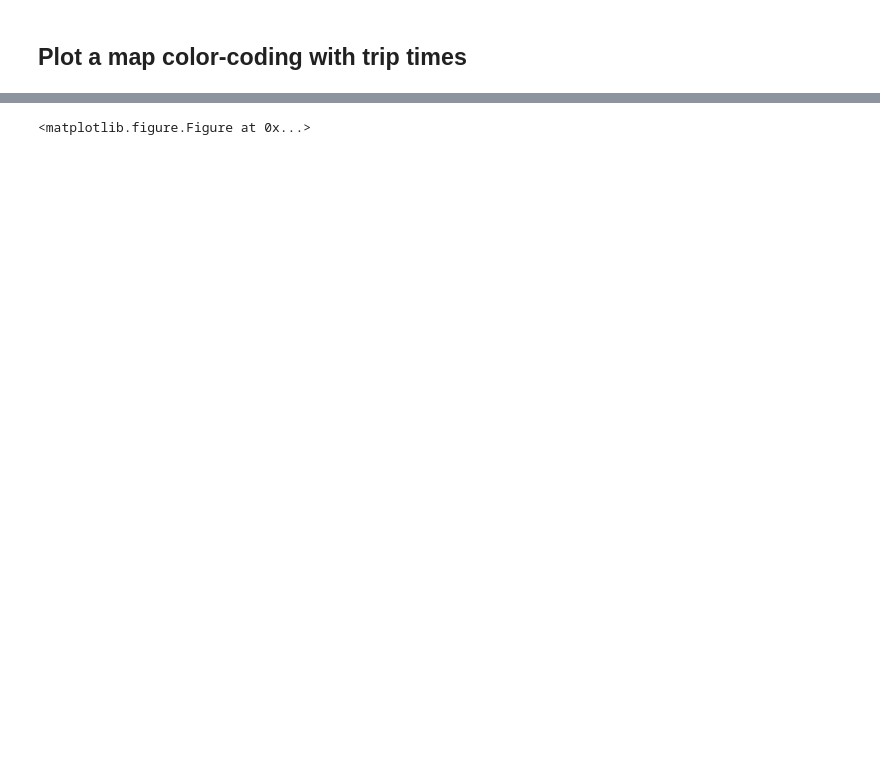
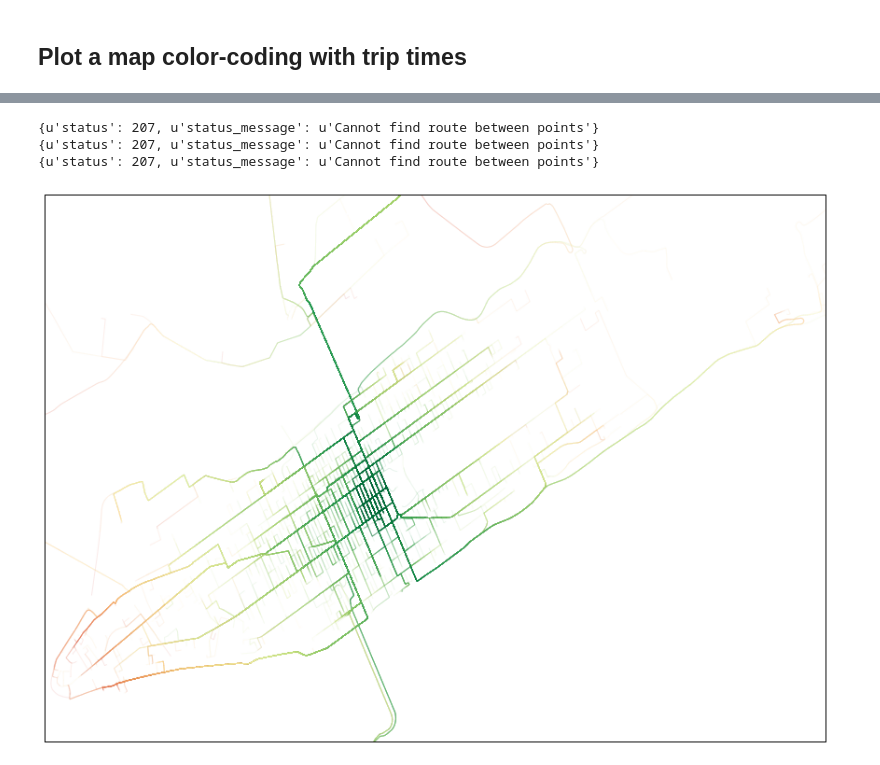
Before and after one commit to yuanchenyang/taxi_data, a Jupyter notebook: ipynb/TaxiDataAnalysis.ipynb, the cells around one changed output, grey strips where cells are left out. Saved outputs shown, nothing was run; the diff lists cells and outputs as text; code cells hidden in the pictures; blank space fills up the shorter version.

Commit message:
Added more support for pickup/dropoff times

```diff
--- a/ipynb/TaxiDataAnalysis.ipynb
+++ b/ipynb/TaxiDataAnalysis.ipynb
@@ -51,0 +61,28 @@ Data size: 188392
+# %%
+# Trips taking longer than this amount (in seconds) will be filtered off
+TRIP_TIME_CUTOFF = 1500
+# Number of time slices to split a day into
+NFRAMES = 24
+
+def process_times(d, dir):
+    # Cut off long tail
+    d = d[d['trip_time_in_secs'] < TRIP_TIME_CUTOFF]
+
+    # Convert to datetime objects
+    d['pickup_datetime'] = pd.to_datetime(d['pickup_datetime'])
+    d['dropoff_datetime'] = pd.to_datetime(d['dropoff_datetime'])
+
+    # Create datetime index
+    d = d.set_index(pd.DatetimeIndex(d[dir + '_datetime']))
+    return d
+
+td_p = process_times(td_p, 'pickup')
+td_d = process_times(td_d, 'dropoff')
+
+# Computes time intervals for grouping by time
+starts = [dt.time(x / 60, x % 60) for x in range(0, 1440, 1440 / NFRAMES)]
+ends = starts[1:] + [starts[0]]
+
+# Group into NFRAMES number of pickup/dropoff time intervals
+trips_p = [td_p.between_time(s, e) for s, e in zip(starts, ends)]
+trips_d = [td_d.between_time(s, e) for s, e in zip(starts, ends)]
@@ -167,33 +195,37 @@ ax = plt.axes(projection=mapbox_tiles.crs)
 
 plt.xlim(manhattan_rect[2:])
 plt.ylim(manhattan_rect[:2])
 
 # Specify a region of interest, in this case, Manhattan.
 #ax.set_extent(manhattan_rect, mapbox_tiles.crs)
 
 # Add the tiles at zoom level 13.
 #ax.add_image(mapbox_tiles, 13)
 
 def make_segments(x, y):
     '''Create list of line segments from x and y coordinates, in the correct
     format for LineCollection: an array of the form:
     numlines x (points per line) x 2 (x and y) array
     '''
     points = np.array([x, y]).T.reshape(-1, 1, 2)
     return np.concatenate([points[:-1], points[1:]], axis=1)
 
-trips_to_plot = trips_d[5].iterrows()
+# 7am-8am pickups
+trips_to_plot = trips_p[7].iterrows()
 
 for _, row in trips_to_plot:
     try:
         x, y = zip(*osrm_pathfinder(row))
     except:
         continue
     z = np.linspace(0.0, row['trip_time_in_secs']/1500.0, len(x))
-    lc = LineCollection(make_segments(x, y), array=z, cmap=cm.RdYlGn_r, norm=norm)
+    lc = LineCollection(make_segments(x, y), array=z, cmap=cm.RdYlGn_r, norm=norm, alpha=0.1)
     # lc.set_transform(mapbox_tiles.crs)
     ax.add_collection(lc)
 
 plt.show()
 # %% [output]
-<matplotlib.figure.Figure at 0x...>
+{u'status': 207, u'status_message': u'Cannot find route between points'}
+{u'status': 207, u'status_message': u'Cannot find route between points'}
+{u'status': 207, u'status_message': u'Cannot find route between points'}
+[figure, added]
```
Also changed, not shown: parts of 8 cells of this notebook.
